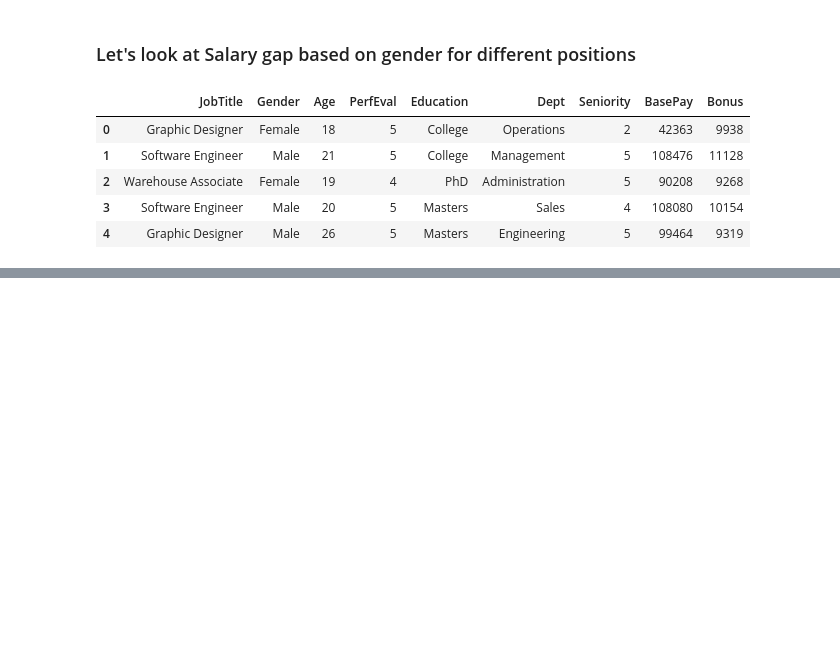
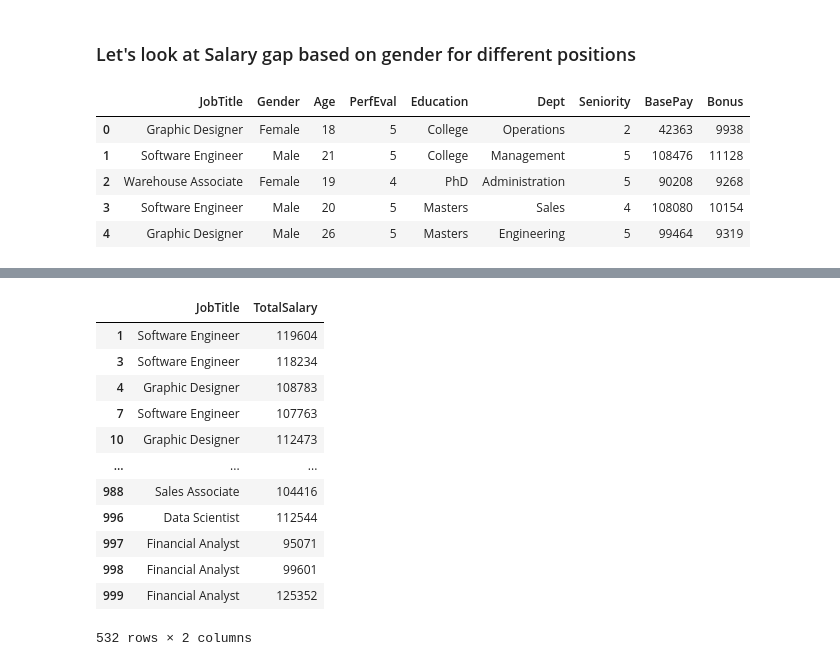
Before and after one commit to Jkhattak/GlassdoreGenderPayGap, a Jupyter notebook: main.ipynb, the cells around one changed output, grey strips where cells are left out. Drawn from its saved outputs; the diff is of its cells as text; code cells hidden in the pictures; blank space fills up the shorter version.

```diff
--- a/main.ipynb
+++ b/main.ipynb
@@ -233,0 +251,17 @@ df.head()
+# %%
+Male_Salary = df.loc[df['Gender']=='Male', ['JobTitle', 'TotalSalary']]
+Male_Salary
+# %% [output]
+|  | JobTitle | TotalSalary |
+| 1 | Software Engineer | 119604 |
+| 3 | Software Engineer | 118234 |
+| 4 | Graphic Designer | 108783 |
+| 7 | Software Engineer | 107763 |
+| 10 | Graphic Designer | 112473 |
+| ... | ... | ... |
+| 988 | Sales Associate | 104416 |
+| 996 | Data Scientist | 112544 |
+| 997 | Financial Analyst | 95071 |
+| 998 | Financial Analyst | 99601 |
+| 999 | Financial Analyst | 125352 |
+532 rows × 2 columns
```
Also changed, not shown: parts of 4 cells of this notebook.
